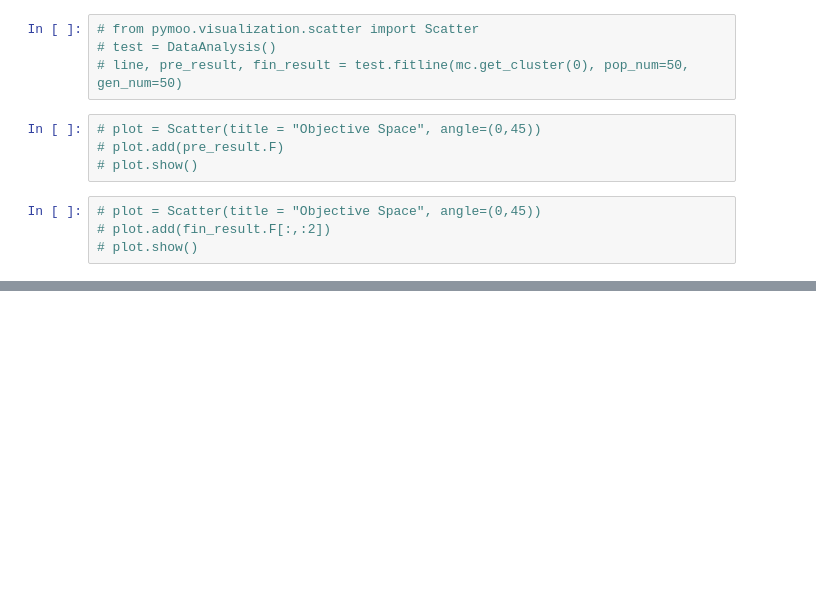
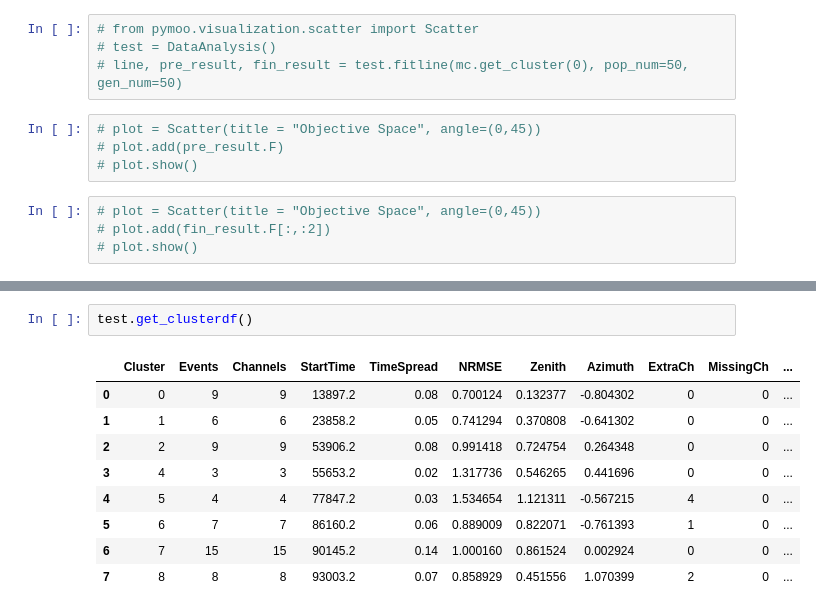
Before and after one commit to JulianYocum/urop, a Jupyter notebook: New Fitter vs MC.ipynb, the cells around one changed output, grey strips where cells are left out. Cells and saved outputs as stored; diff of their text form; blank space fills up the shorter version.

```diff
--- a/New Fitter vs MC.ipynb
+++ b/New Fitter vs MC.ipynb
@@ -64,3 +92,15 @@ time.time() - start
+# %%
+test.get_clusterdf()
+# %% [output]
+|  | Cluster | Events | Channels | StartTime | TimeSpread | NRMSE | Zenith | Azimuth | ExtraCh | MissingCh | ... |
+| 0 | 0 | 9 | 9 | 13897.2 | 0.08 | 0.700124 | 0.132377 | -0.804302 | 0 | 0 | ... |
+| 1 | 1 | 6 | 6 | 23858.2 | 0.05 | 0.741294 | 0.370808 | -0.641302 | 0 | 0 | ... |
+| 2 | 2 | 9 | 9 | 53906.2 | 0.08 | 0.991418 | 0.724754 | 0.264348 | 0 | 0 | ... |
+| 3 | 4 | 3 | 3 | 55653.2 | 0.02 | 1.317736 | 0.546265 | 0.441696 | 0 | 0 | ... |
+| 4 | 5 | 4 | 4 | 77847.2 | 0.03 | 1.534654 | 1.121311 | -0.567215 | 4 | 0 | ... |
+| 5 | 6 | 7 | 7 | 86160.2 | 0.06 | 0.889009 | 0.822071 | -0.761393 | 1 | 0 | ... |
+| 6 | 7 | 15 | 15 | 90145.2 | 0.14 | 1.000160 | 0.861524 | 0.002924 | 0 | 0 | ... |
+| 7 | 8 | 8 | 8 | 93003.2 | 0.07 | 0.858929 | 0.451556 | 1.070399 | 2 | 0 | ... |
 # %%
 plt.figure(figsize=(5,5))
 plt.title("Pathlengths")
```
Also changed, not shown: parts of 18 cells of this notebook, 49 other files.
